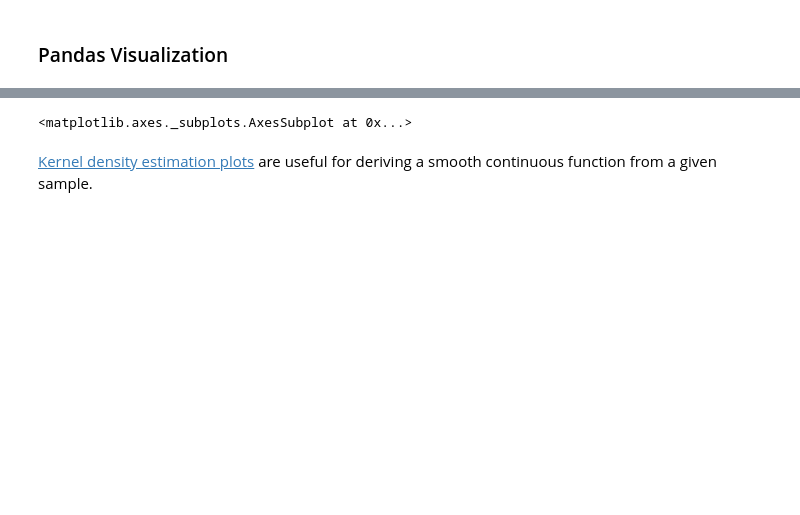
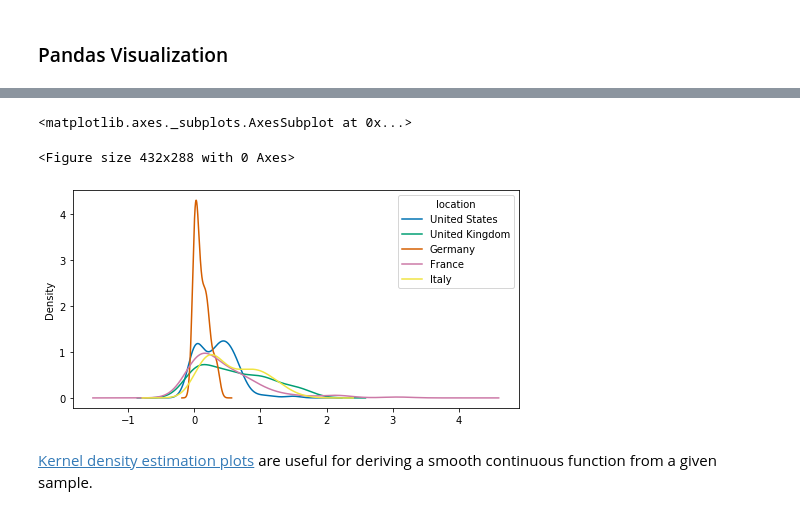
Before and after one commit to abtkod/practice, a Jupyter notebook: notes/ds-notes.ipynb, the cells around one changed output, grey strips where cells are left out. Cells and saved outputs as stored; diff of their text form; code cells hidden in the pictures; blank space fills up the shorter version.

```diff
--- a/notes/ds-notes.ipynb
+++ b/notes/ds-notes.ipynb
@@ -786,5 +788,5 @@ dfpiv.loc['2020-03-01': '2020-06-01', countries].plot(ax=axes[1, 1])
 # %%
-plt.clf()
+plt.figure()
 countries = ['United States', 'United Kingdom', 'Germany', 'France', 'Italy']
-dfpiv.loc['2020-03-01': '2020-06-01', countries].plot.kde()
+dfpiv.loc['2020-03-01': '2020-06-01', countries].plot.kde(figsize=(8,4))
 # %% [output]
@@ -793,4 +793,6 @@ dfpiv.loc['2020-03-01': '2020-06-01', countries].plot.kde()
 <matplotlib.axes._subplots.AxesSubplot at 0x...>
+<Figure size 432x288 with 0 Axes>
+[figure, added]
 # %% [markdown]
 [Kernel density estimation plots](https://en.wikipedia.org/wiki/Kernel_density_estimation) are useful for deriving a smooth continuous function from a given sample.
 # %%
```
Also changed, not shown: parts of 29 cells of this notebook.
